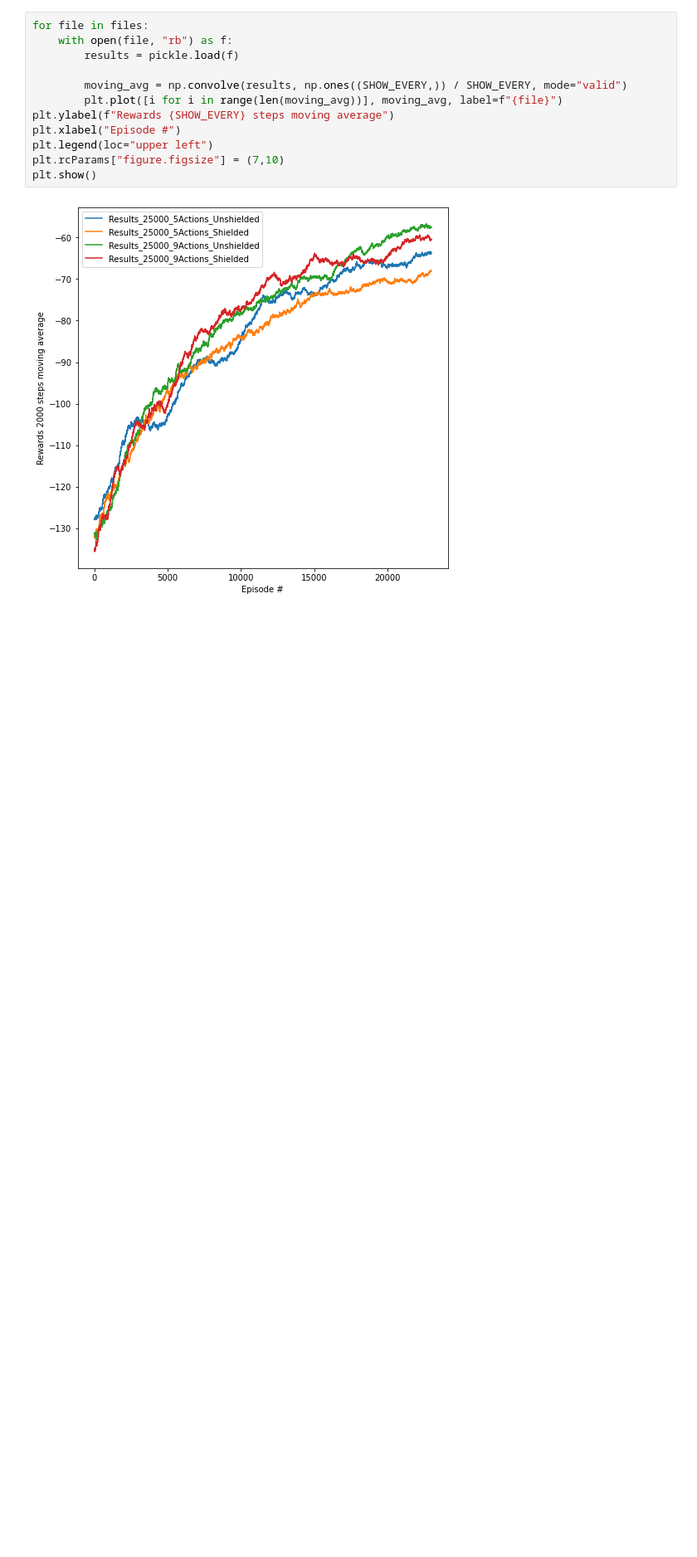
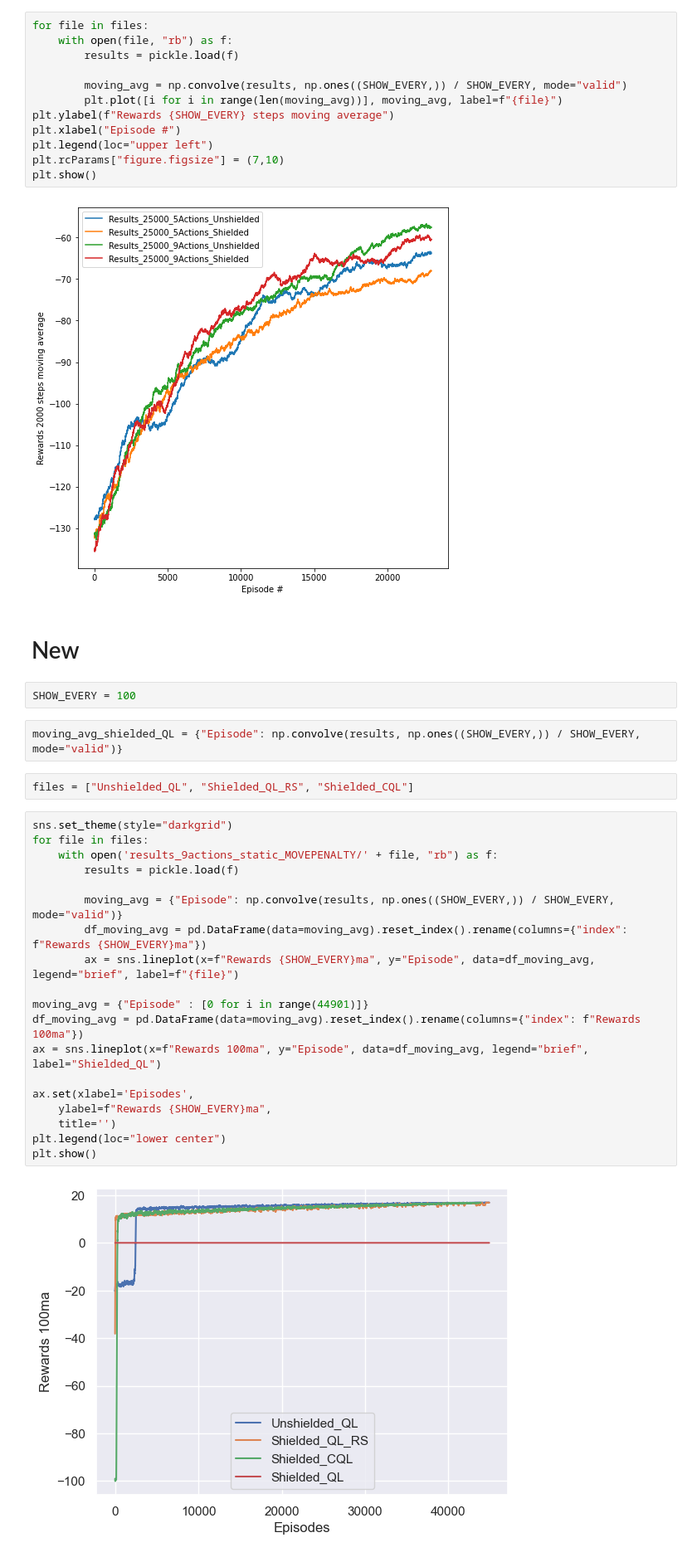
Before and after one commit to BOBROSS1/safe-rl-gridworld, a Jupyter notebook: results.ipynb, the cells around one changed output. Shown at 83% size. Cells and saved outputs as stored; diff of their text form; blank space fills up the shorter version.

```diff
--- a/results.ipynb
+++ b/results.ipynb
@@ -41,3 +43,32 @@ plt.rcParams["figure.figsize"] = (7,10)
 plt.show()
 # %% [output]
 [figure]
+# %% [markdown]
+# New
+# %%
+SHOW_EVERY = 100
+# %%
+moving_avg_shielded_QL = {"Episode": np.convolve(results, np.ones((SHOW_EVERY,)) / SHOW_EVERY, mode="valid")}
+# %%
+files = ["Unshielded_QL", "Shielded_QL_RS", "Shielded_CQL"]
+# %%
+sns.set_theme(style="darkgrid")
+for file in files:
+	with open('results_9actions_static_MOVEPENALTY/' + file, "rb") as f:
+		results = pickle.load(f)
+
+		moving_avg = {"Episode": np.convolve(results, np.ones((SHOW_EVERY,)) / SHOW_EVERY, mode="valid")}
+		df_moving_avg = pd.DataFrame(data=moving_avg).reset_index().rename(columns={"index": f"Rewards {SHOW_EVERY}ma"})
+		ax = sns.lineplot(x=f"Rewards {SHOW_EVERY}ma", y="Episode", data=df_moving_avg, legend="brief", label=f"{file}")
+
+moving_avg = {"Episode" : [0 for i in range(44901)]}
+df_moving_avg = pd.DataFrame(data=moving_avg).reset_index().rename(columns={"index": f"Rewards 100ma"})
+ax = sns.lineplot(x=f"Rewards 100ma", y="Episode", data=df_moving_avg, legend="brief", label="Shielded_QL")
+
+ax.set(xlabel='Episodes',
+    ylabel=f"Rewards {SHOW_EVERY}ma",
+    title='')
+plt.legend(loc="lower center")
+plt.show()
+# %% [output]
+[figure, added]
```
Also changed, not shown: parts of 4 cells of this notebook, 48 other files.
